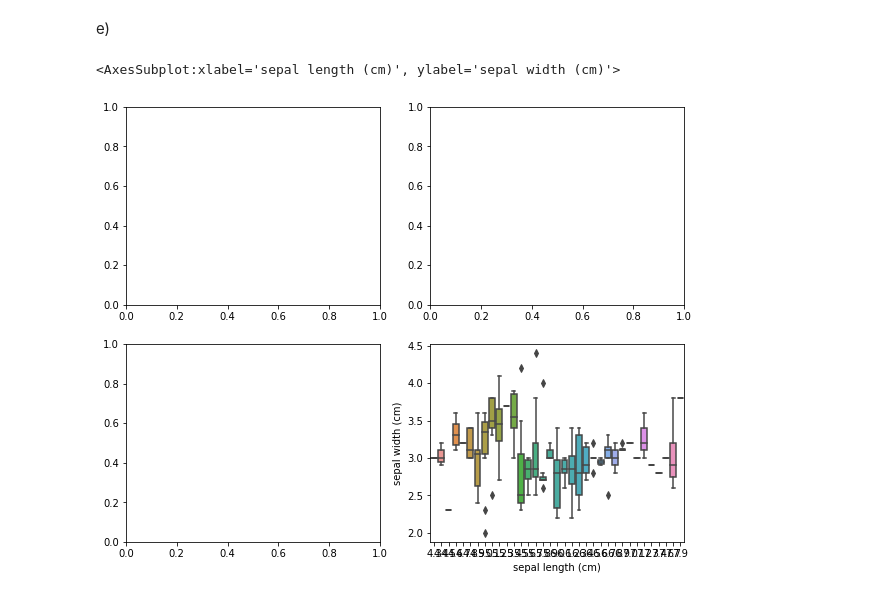
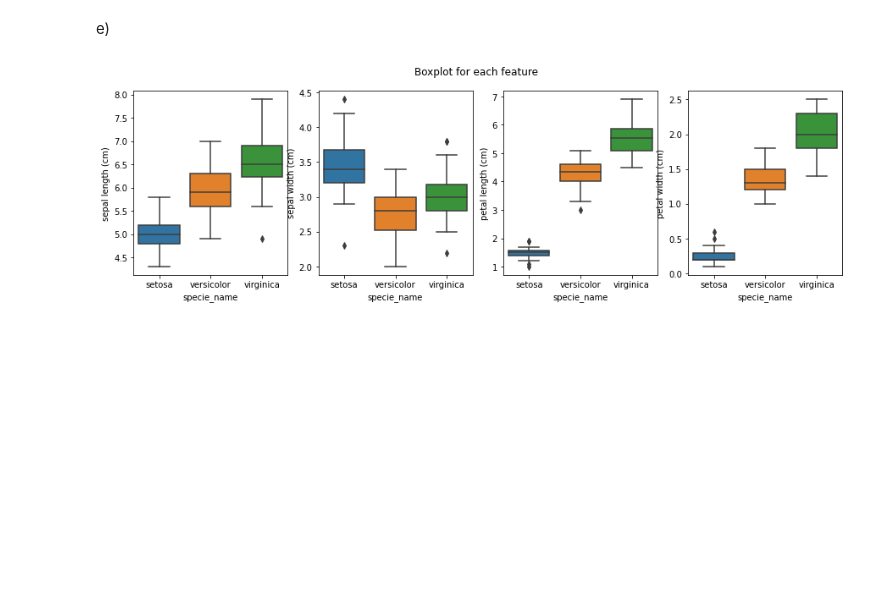
Before and after one commit to cseander/Maskininlarning-Christopher-Seander, a Jupyter notebook: Exercises/Exercise_4.ipynb, the cells around one changed output. Saved outputs shown, nothing was run; the diff lists cells and outputs as text; code cells hidden in the pictures; blank space fills up the shorter version.

```diff
--- a/Exercises/Exercise_4.ipynb
+++ b/Exercises/Exercise_4.ipynb
@@ -93,10 +100,11 @@ sns.heatmap(df.corr(), vmin=-1, vmax=1, annot=True)
 - 0 means that there is no correlation
 # %% [markdown]
 e)
-# %%
-fig, axes = plt.subplots(2,2, figsize=(10,8))
-
-sns.boxplot(data = df, x = "sepal length (cm)", y = 'sepal width (cm)')
-# %% [output]
-<AxesSubplot:xlabel='sepal length (cm)', ylabel='sepal width (cm)'>
-[figure, removed]
+# %%
+fig, axes = plt.subplots(1, 4, figsize=(15,4))
+
+fig.suptitle("Boxplot for each feature")
+for ax, col in zip(axes, ["sepal length (cm)", "sepal width (cm)", "petal length (cm)", "petal width (cm)"]):
+    sns.boxplot(data = df, x = "specie_name", y = col, ax = ax)
+# %% [output]
+[figure, added]
```
Also changed, not shown: parts of 7 cells of this notebook.
